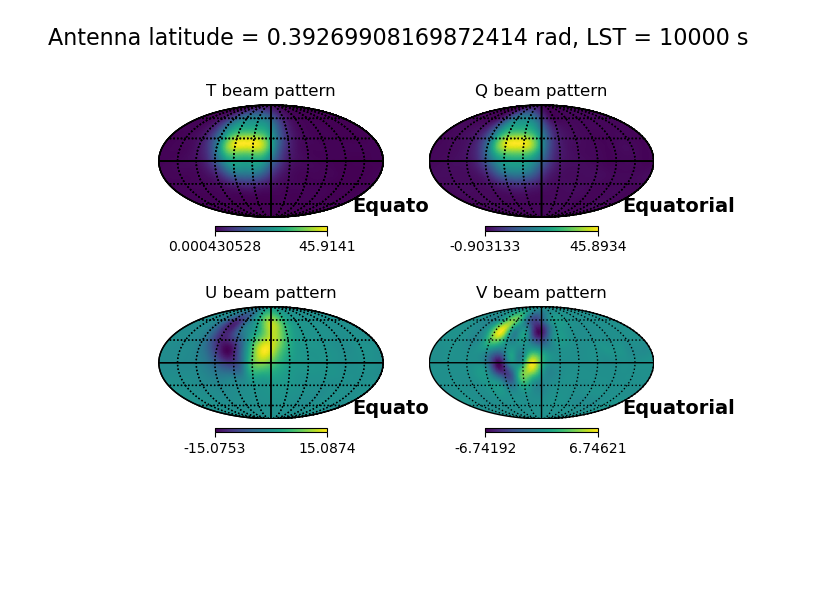
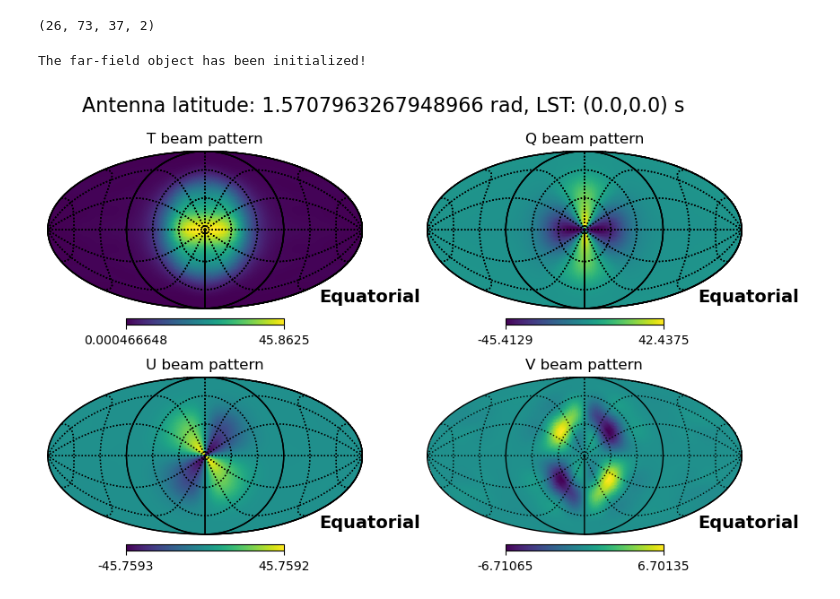
Before and after one commit to zhengzhang-univ/BSCC, a Jupyter notebook: reach_beam.ipynb, the cells around one changed output. Saved outputs shown, nothing was run; the diff lists cells and outputs as text; code cells hidden in the pictures; blank space fills up the shorter version.

```diff
--- a/reach_beam.ipynb
+++ b/reach_beam.ipynb
@@ -33,31 +24,39 @@ The far-field object has been initialized!
+# %%
+e_field.shape
+# %% [output]
+(26, 73, 37, 2)
+# %%
+alignment_x = np.array([1.0, 0, 0.])
+alignment_z = np.array([0., 0., 1.])
+antenna_latitude = np.pi/2
+test = E_field(antenna_sph_coords, e_field, alignment_x, alignment_z, antenna_latitude)
+# %% [output]
+The far-field object has been initialized!
 # %%
-
 def healpix_map_coordinates(nside):
     npixel = 12 * nside ** 2
     result = np.zeros(shape=(npixel, 2))
     result[:, 1], result[:, 0] = hp.pixelfunc.pix2ang(nside, np.arange(npixel))
     return result
 
-
-sky_sph_coords = healpix_map_coordinates(128)
-LSTs = np.array([10000, 20000])
-Beam_polarized = test.generate_auto_beam(LSTs, sky_sph_coords, 0, time_averaged=True)
-Beam_integrated = np.mean(Beam_polarized, axis=0)
-
-def plot_beam(ti):
-    fig, axs = plt.subplots(2, 2)
-    fig.suptitle('Antenna latitude = {} rad, LST = {} s'.format(antenna_latitude, LSTs[ti]), fontsize=16)
+def plot_beam(integratedBeam, saveAs=None):
+    fig, axs = plt.subplots(2, 2, figsize=(10, 6))
+    fig.suptitle('Antenna latitude: {} rad, LST: ({},{}) s'.format(antenna_latitude, LSTs[0], LSTs[-1]), fontsize=16)
     pols = ["T", "Q", "U", "V"]
     for P in range(4):
         plt.axes(axs.flat[P])
-        hp.mollview(Beam_polarized[ti, :, P],
+        hp.mollview(integratedBeam[:, P],
                     title=pols[P]+" beam pattern",
                     coord='C',
                     flip='astro',
-                    # rot=(0, 90, 0),
+                    rot=(0, 90, 0),
                     hold=True)
         hp.visufunc.graticule(coord='C')
-        fig.savefig("./beam_pattern_REACH_dipole.png")
-plot_beam(0)
+    if saveAs is not None:
+        fig.savefig("./{}_LST_{}_to_{}.png".format(saveAs, LSTs[0], LSTs[-1]))
+    return
-# %% [output]
-[figure, removed]
+# %%
+sky_sph_coords = healpix_map_coordinates(64)
+LSTs = np.linspace(0.0, 86400.0, num=40, endpoint=False)
+LSTs = np.linspace(0.0, 0.0, num=1)
+Beam_polarized = test.generate_auto_beam_at_LSTs(LSTs, sky_sph_coords, 0)
@@ -63,0 +69,5 @@ plot_beam(0)
+# %%
+plot_beam(Beam_polarized[0])
+# Beam_integrated.shape
+# %% [output]
+[figure, added]
```
Also changed, not shown: parts of 18 cells of this notebook, 12 other files.
